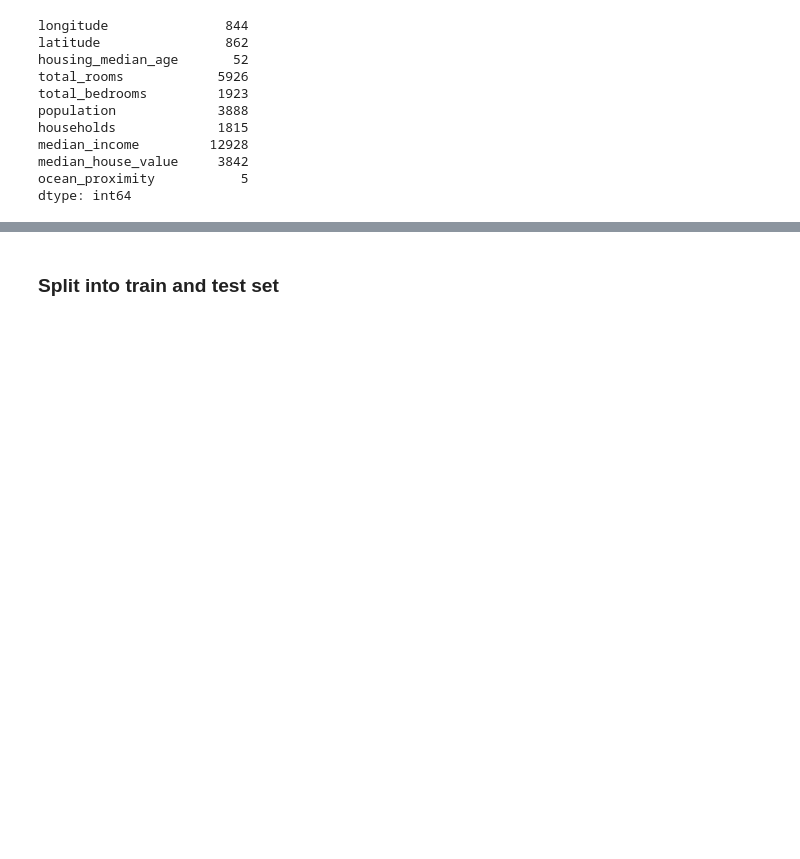
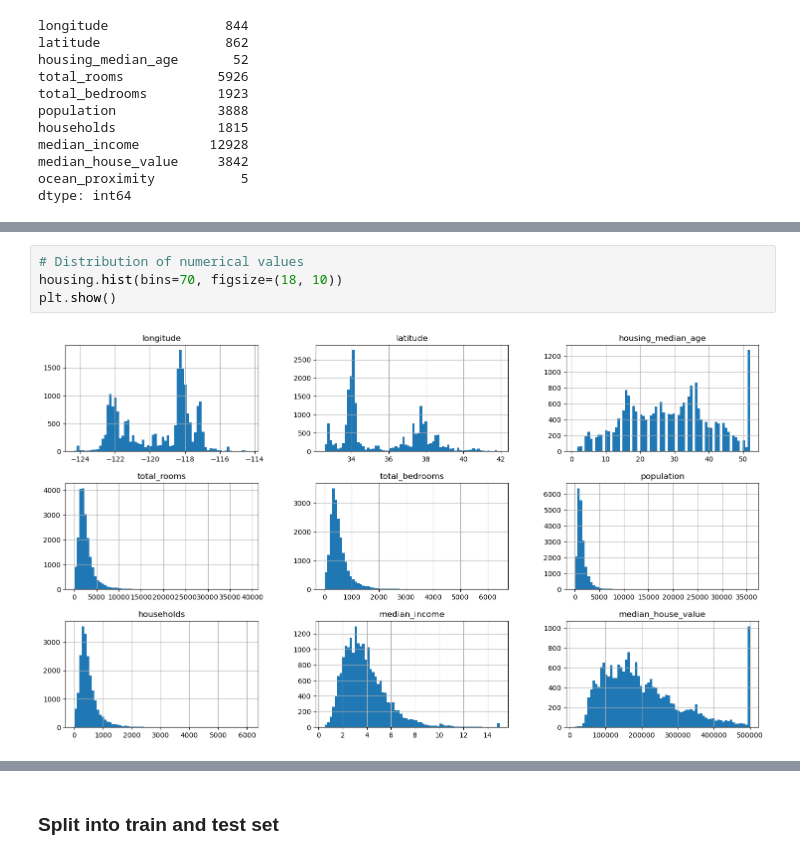
Before and after one commit to karinsandraerika/ML_housing, a Jupyter notebook: HOUSING.ipynb, the cells around one changed output, grey strips where cells are left out. Drawn from its saved outputs; the diff is of its cells as text; blank space fills up the shorter version.

```diff
--- a/HOUSING.ipynb
+++ b/HOUSING.ipynb
@@ -93,0 +100,6 @@ array(['NEAR BAY', '<1H OCEAN', 'INLAND', 'NEAR OCEAN', 'ISLAND'],
+# %%
+# Distribution of numerical values
+housing.hist(bins=70, figsize=(18, 10))
+plt.show()
+# %% [output]
+[figure, added]
```
Also changed, not shown: parts of 33 cells of this notebook, 1 other file.
